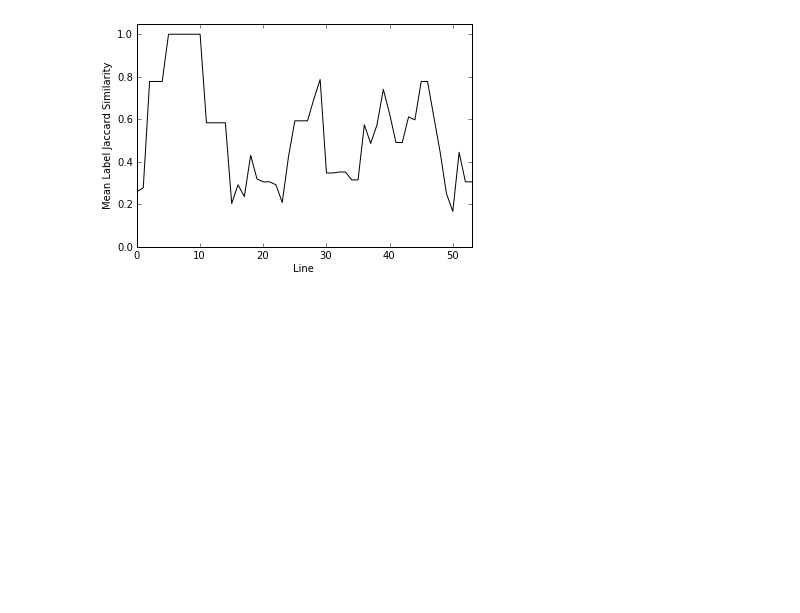
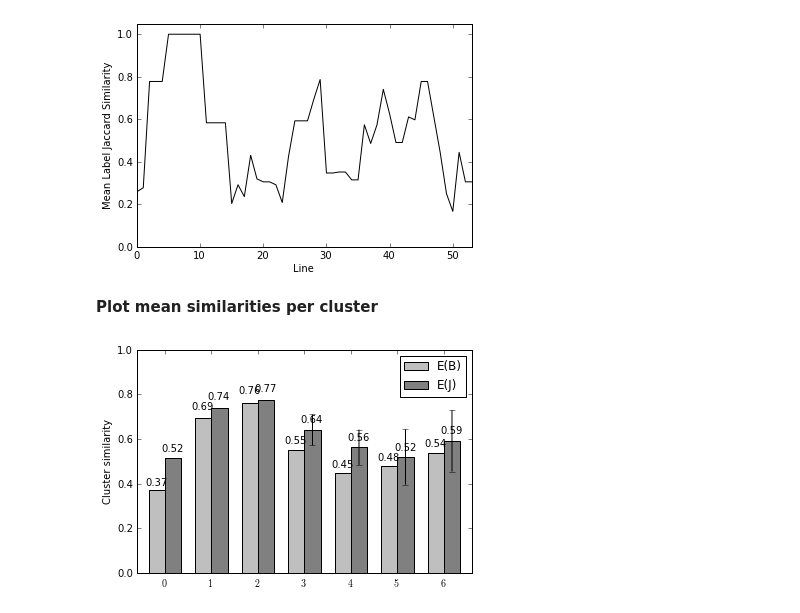
Before and after one commit to cfournie/initial.poetry.segmentation, a Jupyter notebook: khan_segmentation.ipynb, the cells around one changed output. Saved outputs shown, nothing was run; the diff lists cells and outputs as text; code cells hidden in the pictures; blank space fills up the shorter version.

```diff
--- a/khan_segmentation.ipynb
+++ b/khan_segmentation.ipynb
@@ -37,0 +119,18 @@ plt.show(dendro)
+# %%
+cluster_members = {
+    '0,2' : [coders[0], coders[2]],
+    '1,0,2' : [coders[1], coders[0], coders[2]],
+    '4,7' : [coders[4], coders[7]],
+    '1,0,2,4,7' : [coders[1], coders[0], coders[2], coders[4], coders[7]],
+    '6,8' : [coders[6], coders[8]],
+    '5,6,8' : [coders[5], coders[6], coders[8]],
+    '3,5,6,8' : [coders[3], coders[5], coders[6], coders[8]]
+}
+
+cluster_similarities = dict()
+cluster_pi = dict()
+for cluster, members in cluster_members.items():
+    data = {coder : dataset[item_name][coder] for coder in members}
+    dataset_subset = se.Dataset({item_name : data})
+    cluster_similarities[cluster] = [float(value) for value in se.boundary_similarity(dataset_subset, n_t=2).values()]
+    cluster_pi[cluster] = se.fleiss_pi_linear(dataset_subset, n_t=2)
@@ -105,3 +202,37 @@ plt.xlabel('Line')
 plt.show()
 # %% [output]
 [figure]
+# %% [markdown]
+**Plot mean similarities per cluster**
+# %%
+y = list()
+y2 = list()
+y2err = list()
+
+for cluster in cluster_members.keys():
+    y.append(float(cluster_pi[cluster]))
+    similarities = cluster_similarities[cluster]
+    y2.append(np.mean(similarities))
+    y2err.append(np.std(similarities))
+
+ind = np.arange(len(cluster_members))  # the x locations for the groups
+width = 0.35       # the width of the bars
+
+fig = plt.figure()
+ax = fig.add_subplot(111)
+rects1 = ax.bar(ind, y, width, color='0.75')
+rects2 = ax.bar(ind+width, y2, width, yerr=y2err, color='0.5', ecolor='k')
+
+# add some
+ax.set_ylabel('Cluster similarity')
+ax.set_xticks(ind + width)
+ax.set_xticklabels(labels)
+ax.set_xlim([-0.25,6.95])
+ax.set_ylim([0,1])
+
+ax.legend( (rects1[0], rects2[0]), ('E(B)', 'E(J)') )
+
+autolabel(rects1)
+autolabel(rects2)
+# %% [output]
+[figure, added]
```
Also changed, not shown: parts of 20 cells of this notebook, 7 other files.
